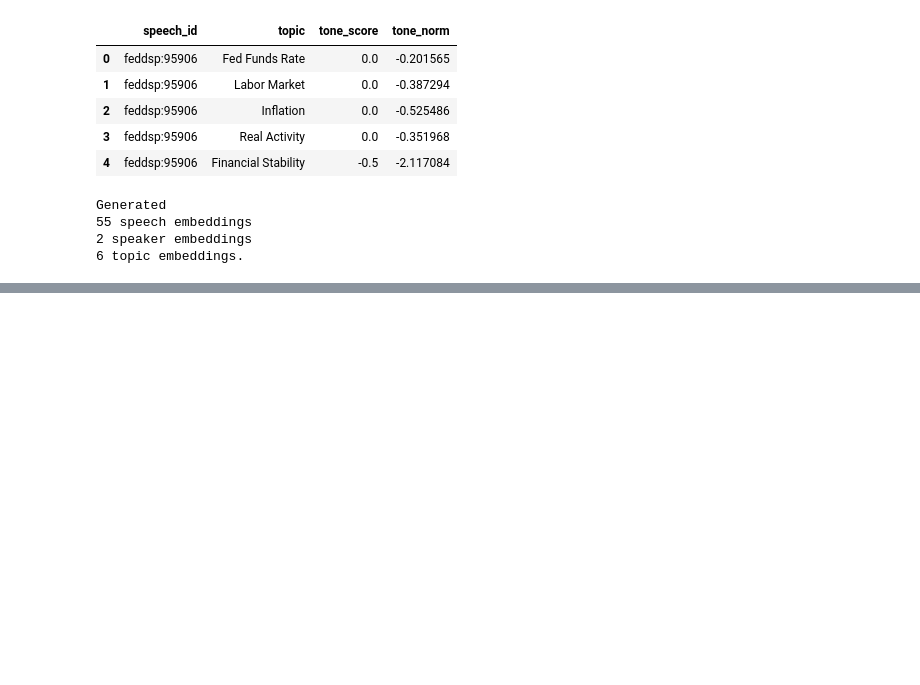
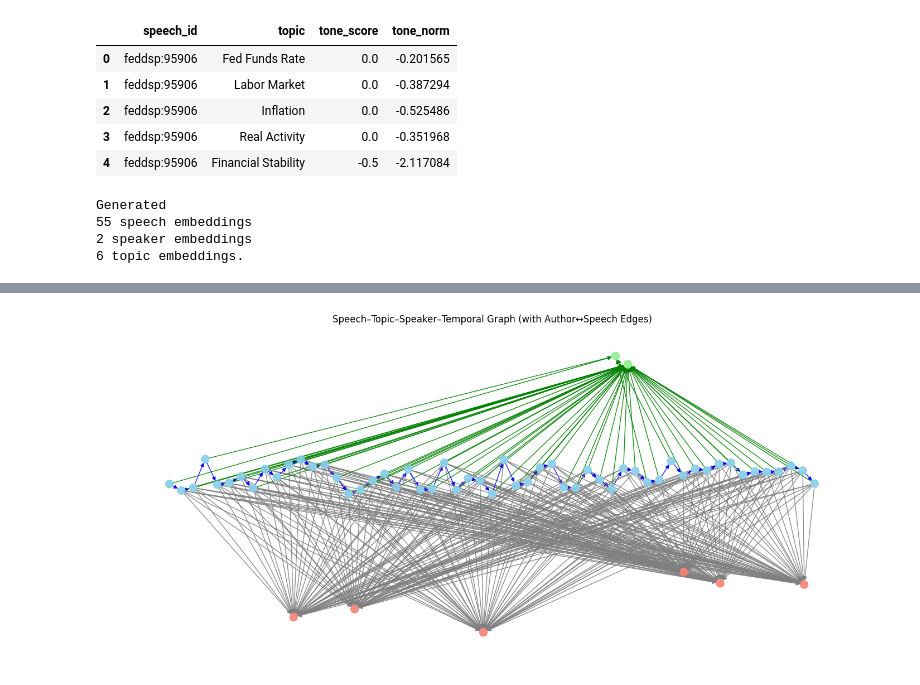
Before and after one commit to helenliu-js/cs224w_cb_graph, a Jupyter notebook: compute_graphs.ipynb, the cells around one changed output, grey strips where cells are left out. Saved outputs shown, nothing was run; the diff lists cells and outputs as text; code cells hidden in the pictures; blank space fills up the shorter version.

```diff
--- a/compute_graphs.ipynb
+++ b/compute_graphs.ipynb
@@ -149,0 +179,74 @@ plt.show()
+# %%
+import networkx as nx
+import matplotlib.pyplot as plt
+import pandas as pd
+import numpy as np
+
+# --- 1. Initialize Graph ---
+G = nx.DiGraph()
+
+# Add nodes with colors by type
+for i in range(data['speech'].num_nodes):
+    G.add_node(f"S_{i}", node_type="speech", color="skyblue")
+
+for i in range(data['topic'].num_nodes):
+    G.add_node(f"T_{i}", node_type="topic", color="salmon")
+
+for i in range(data['speaker'].num_nodes):
+    G.add_node(f"P_{i}", node_type="speaker", color="lightgreen")
+# %%
+
+# --- 2. Add edges ---
+# Speech–Topic edges
+for src, dst in data['speech', 'discusses', 'topic'].edge_index.t().tolist():
+    G.add_edge(f"S_{src}", f"T_{dst}", color="gray")
+
+# Temporal edges (Speech→Speech)
+for src, dst in data['speech', 'follows', 'speech'].edge_index.t().tolist():
+    G.add_edge(f"S_{src}", f"S_{dst}", color="blue")
+
+
+for src, dst in data['speaker', 'authored', 'speech'].edge_index.t().tolist():
+    G.add_edge(f"S_{src}", f"P_{dst}", color="green")
+
+
+speech_ids = list(speech_dates.keys())
+dates = pd.Series(speech_dates).sort_values()
+date_to_x = {sid: i for i, sid in enumerate(dates.index)}  # chronological order
+
+pos = {}
+# Speech nodes: along the x-axis (timeline)
+for sid in speech_ids:
+    if sid in date_to_x:
+        x = date_to_x[sid]
+        y = np.random.uniform(-0.2, 0.2)
+        pos[f"S_{speech_to_idx[sid]}"] = (x, y)
+
+# Topic nodes: below
+for i in range(data['topic'].num_nodes):
+    pos[f"T_{i}"] = (np.random.uniform(0, len(dates)), np.random.uniform(-2, -1))
+
+# Speaker nodes: above
+for i in range(data['speaker'].num_nodes):
+    pos[f"P_{i}"] = (np.random.uniform(0, len(dates)), np.random.uniform(1, 2))
+
+# --- 4. Draw graph ---
+edge_colors = [G[u][v]['color'] for u, v in G.edges()]
+node_colors = [G.nodes[n].get('color', 'red') for n in G.nodes()]
+
+plt.figure(figsize=(14, 6))
+nx.draw(
+    G, pos,
+    node_color=node_colors,
+    edge_color=edge_colors,
+    node_size=100,
+    with_labels=False,
+    arrows=True,
+    alpha=0.9
+)
+plt.title("Speech–Topic–Speaker–Temporal Graph (with Author↔Speech Edges)")
+plt.xlabel("Time → (chronological order of speeches)")
+plt.ylabel("Node layers: Topics ↓ / Speeches / Speakers ↑")
+plt.show()
+# %% [output]
+[figure, added]
```
Also changed, not shown: parts of 7 cells of this notebook, 3 other files.
